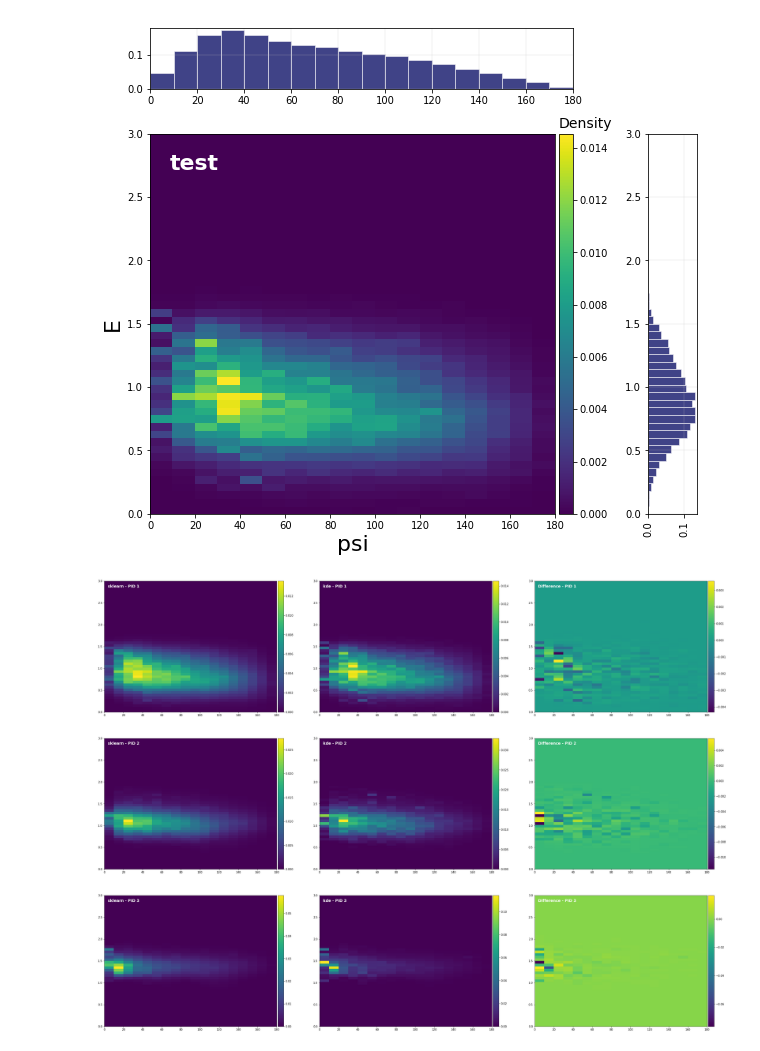
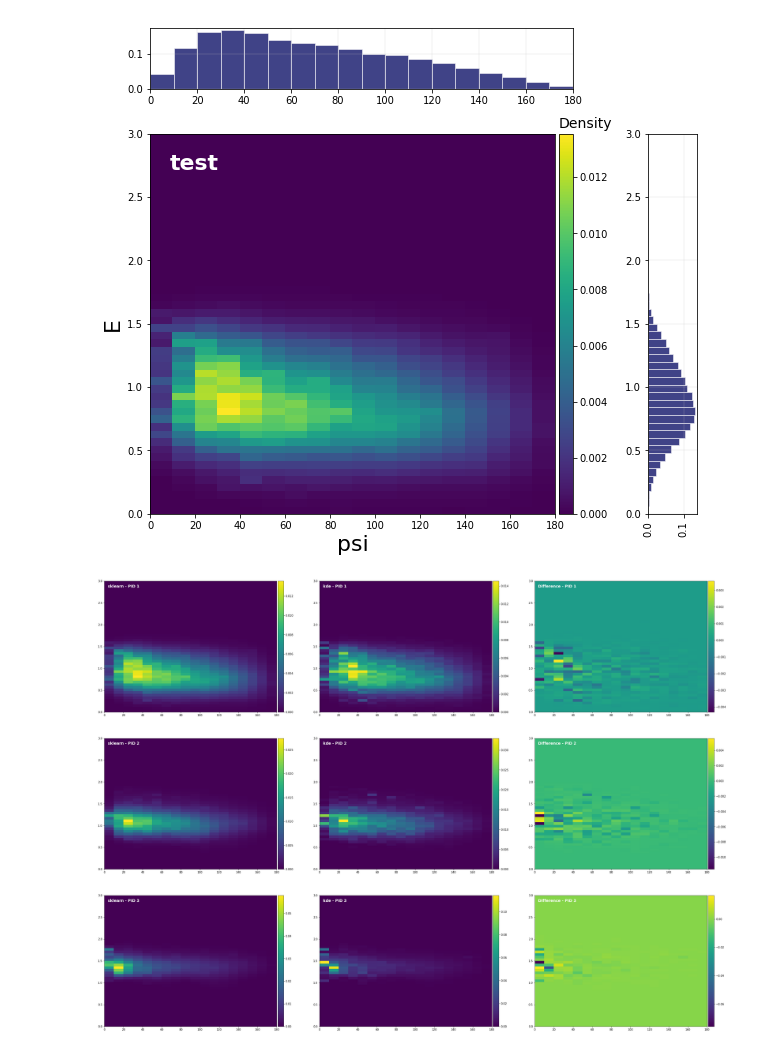
Before and after one commit to NhanChau94/GC_OscNext, a Jupyter notebook: PDFs/test_kde.ipynb, the cells around one changed output. Saved outputs shown, nothing was run; the diff lists cells and outputs as text; code cells hidden in the pictures.

Commit message:
test scripts

```diff
--- a/PDFs/test_kde.ipynb
+++ b/PDFs/test_kde.ipynb
@@ -254,11 +264,11 @@ Min &max E_eval: 1.0715193052376064 933.254300796991
 # %%
 PDF = pkl.load(open("./temp_evtbyevt_0.03bw_kde_18_50eval_18_50bin_sklearn.pkl", "rb"))
-PDF2 = pkl.load(open("./temp_evtbyevt_0.03bw_kde_18_50eval_18_50bin_kde.pkl", "rb"))
+# PDF2 = pkl.load(open("./temp_evtbyevt_0.03bw_kde_18_50eval_18_50bin_kde.pkl", "rb"))
 
 
-plot_projections(PDF2[0], [Psireco_edges, np.log10(Ereco_edges)], "psi", "E", "test")
+plot_projections(PDF[0], [Psireco_edges, np.log10(Ereco_edges)], "psi", "E", "test")
 # %% [output]
-[figure, old version]
+[figure, new version]
 # %%
 Plot2D_sidebyside_diff(PDF, PDF2,  [Psireco_edges, np.log10(Ereco_edges)], "sklearn", "kde")
 # 0.03 in sklearn more smooth than from the kde package
```
Also changed, not shown: parts of 22 cells of this notebook, 23 other files.
